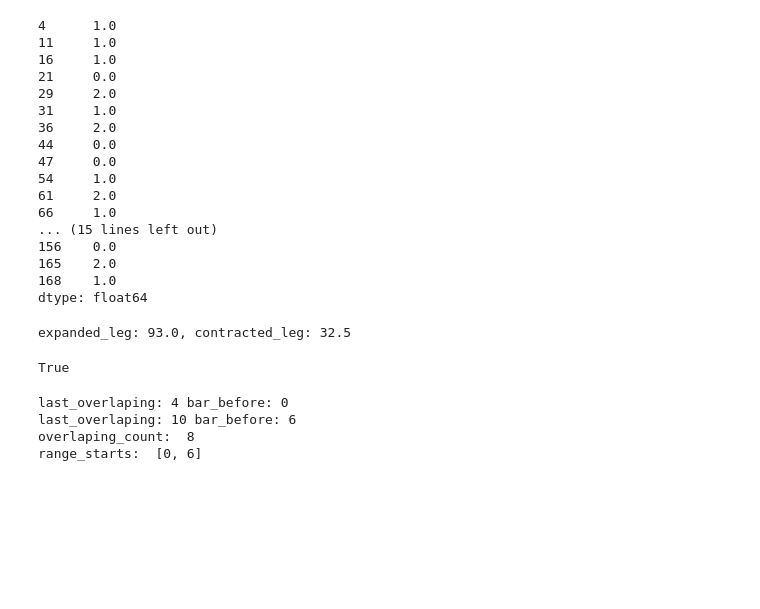
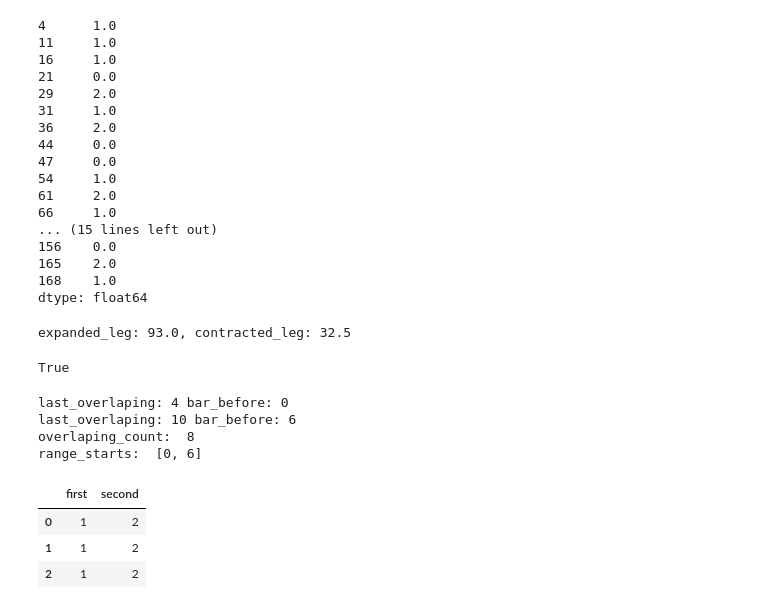
Before and after one commit to renatonankran/pybrooks, a Jupyter notebook: notebooks/Gaps.ipynb, the cells around one changed output. Cells and saved outputs as stored; diff of their text form; code cells hidden in the pictures; blank space fills up the shorter version.

```diff
--- a/notebooks/Gaps.ipynb
+++ b/notebooks/Gaps.ipynb
@@ -304,3 +309,11 @@ last_overlaping: 4 bar_before: 0
 last_overlaping: 10 bar_before: 6
 overlaping_count:  8
 range_starts:  [0, 6]
+# %%
+li=[(1,2),(1,2),(1,2)]
+pd.DataFrame(li,columns=["first", "second"])
+# %% [output]
+|  | first | second |
+| 0 | 1 | 2 |
+| 1 | 1 | 2 |
+| 2 | 1 | 2 |
```
Also changed, not shown: parts of 4 cells of this notebook, 22 other files.
